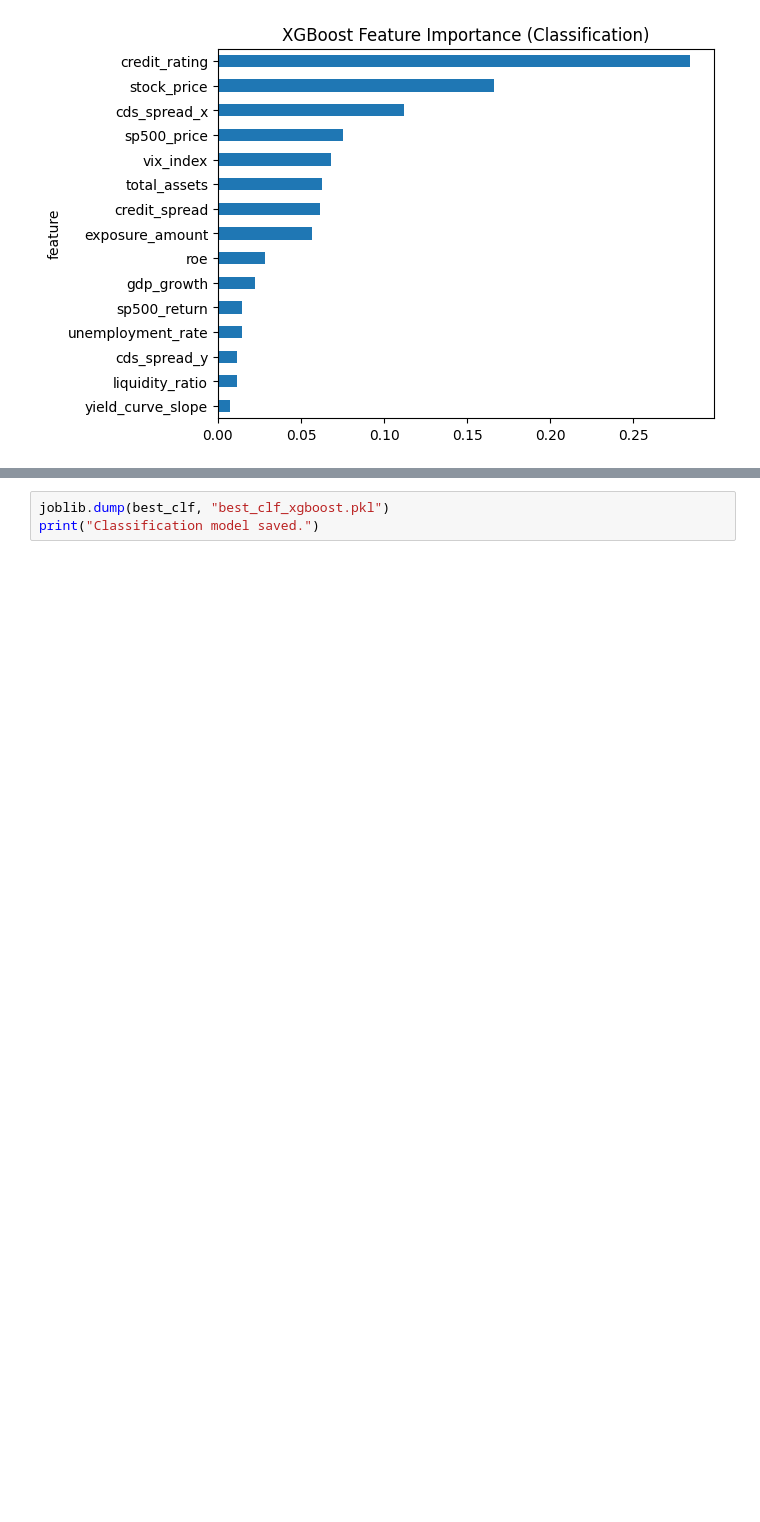
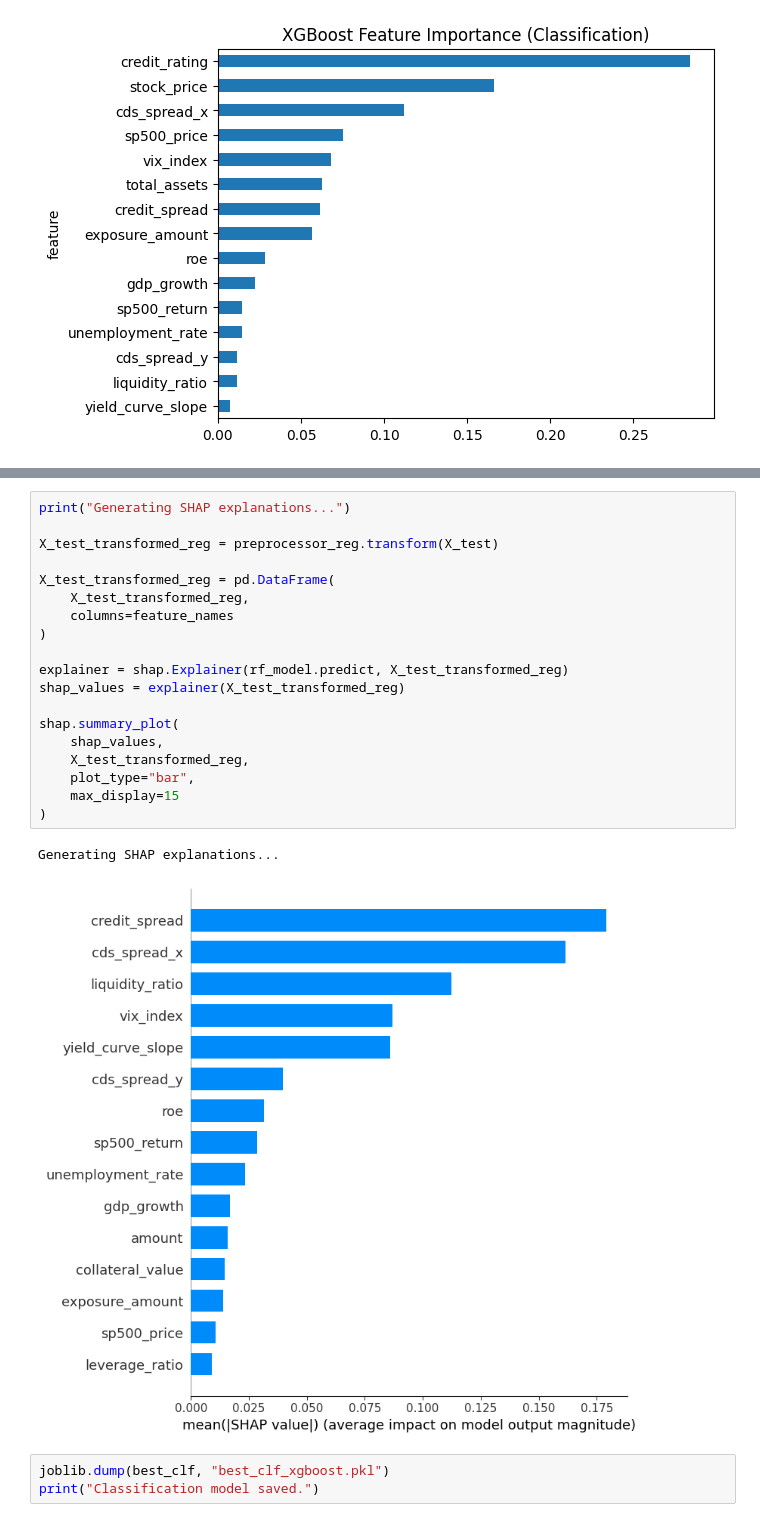
Before and after one commit to AbdenacerKerrouche/Financial-crisis-early-warning, a Jupyter notebook: code/Preprocessing & modeling.ipynb, the cells around one changed output, grey strips where cells are left out. Cells and saved outputs as stored; diff of their text form; blank space fills up the shorter version.

```diff
--- a/code/Preprocessing & modeling.ipynb
+++ b/code/Preprocessing & modeling.ipynb
@@ -788,3 +815,25 @@ plt.show()
+# %%
+print("Generating SHAP explanations...")
+
+X_test_transformed_reg = preprocessor_reg.transform(X_test)
+
+X_test_transformed_reg = pd.DataFrame(
+    X_test_transformed_reg,
+    columns=feature_names
+)
+
+explainer = shap.Explainer(rf_model.predict, X_test_transformed_reg)
+shap_values = explainer(X_test_transformed_reg)
+
+shap.summary_plot(
+    shap_values,
+    X_test_transformed_reg,
+    plot_type="bar",
+    max_display=15
+)
+# %% [output]
+Generating SHAP explanations...
+[figure, added]
 # %%
 joblib.dump(best_clf, "best_clf_xgboost.pkl")
 print("Classification model saved.")
```
Also changed, not shown: parts of 11 cells of this notebook, 1 other file.
